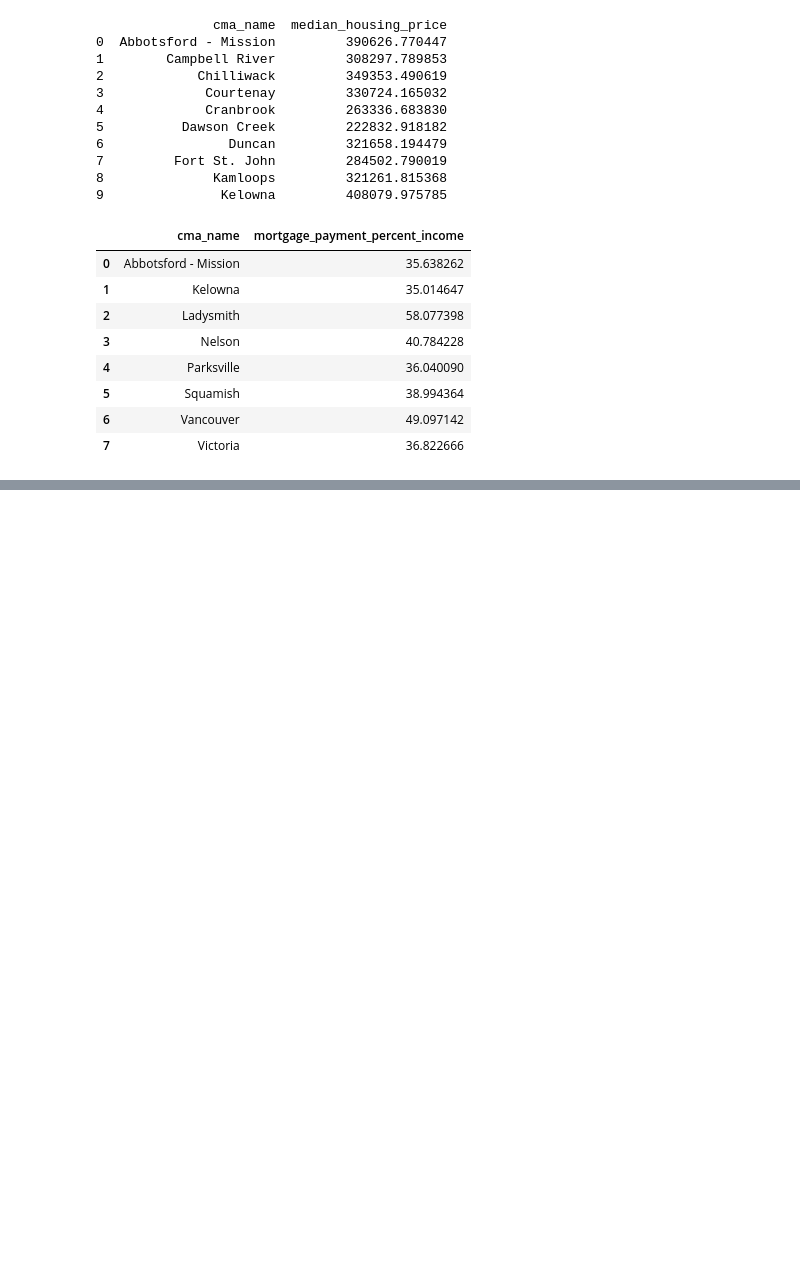
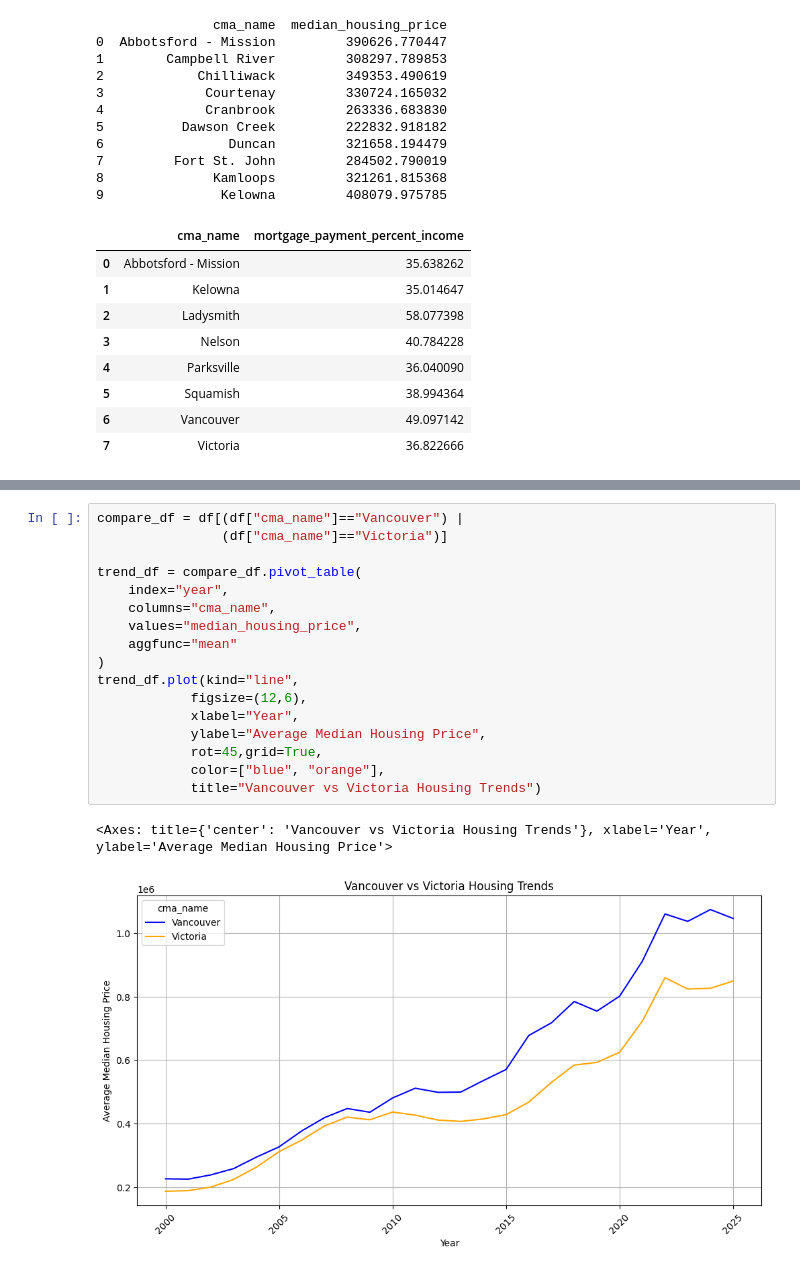
Before and after one commit to Sravanthi816/bc_housing_project, a Jupyter notebook: notebooks/01_pandas_basics.ipynb, the cells around one changed output, grey strips where cells are left out. Saved outputs shown, nothing was run; the diff lists cells and outputs as text; blank space fills up the shorter version.

```diff
--- a/notebooks/01_pandas_basics.ipynb
+++ b/notebooks/01_pandas_basics.ipynb
@@ -155,0 +250,20 @@ result
+# %%
+compare_df = df[(df["cma_name"]=="Vancouver") |
+                (df["cma_name"]=="Victoria")]
+
+trend_df = compare_df.pivot_table(
+    index="year",
+    columns="cma_name",
+    values="median_housing_price",
+    aggfunc="mean"
+)
+trend_df.plot(kind="line",
+            figsize=(12,6),
+            xlabel="Year",
+            ylabel="Average Median Housing Price",
+            rot=45,grid=True,
+            color=["blue", "orange"],
+            title="Vancouver vs Victoria Housing Trends")
+# %% [output]
+<Axes: title={'center': 'Vancouver vs Victoria Housing Trends'}, xlabel='Year', ylabel='Average Median Housing Price'>
+[figure, added]
```
Also changed, not shown: parts of 3 cells of this notebook.
